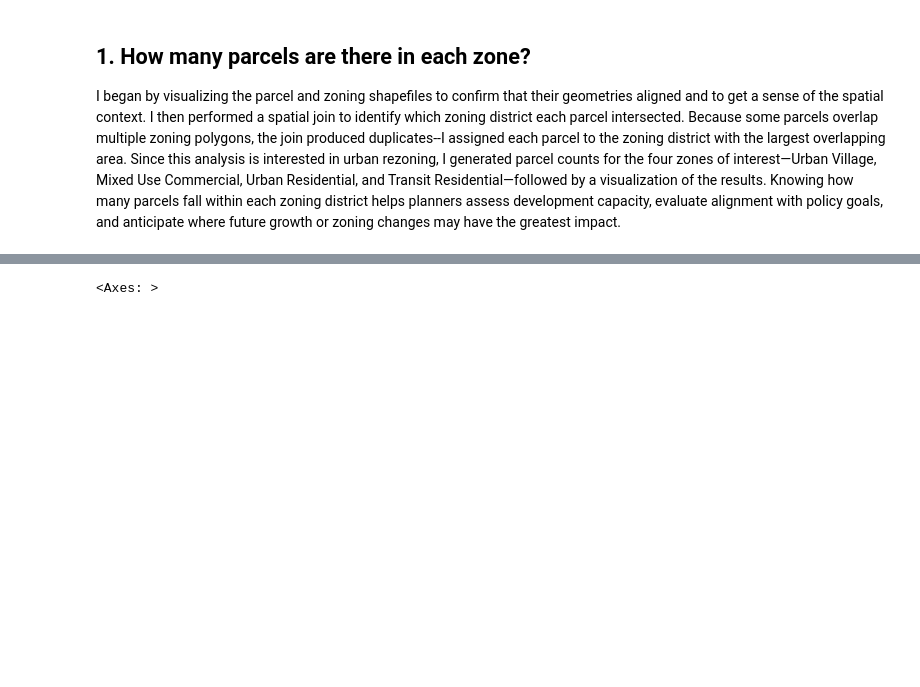
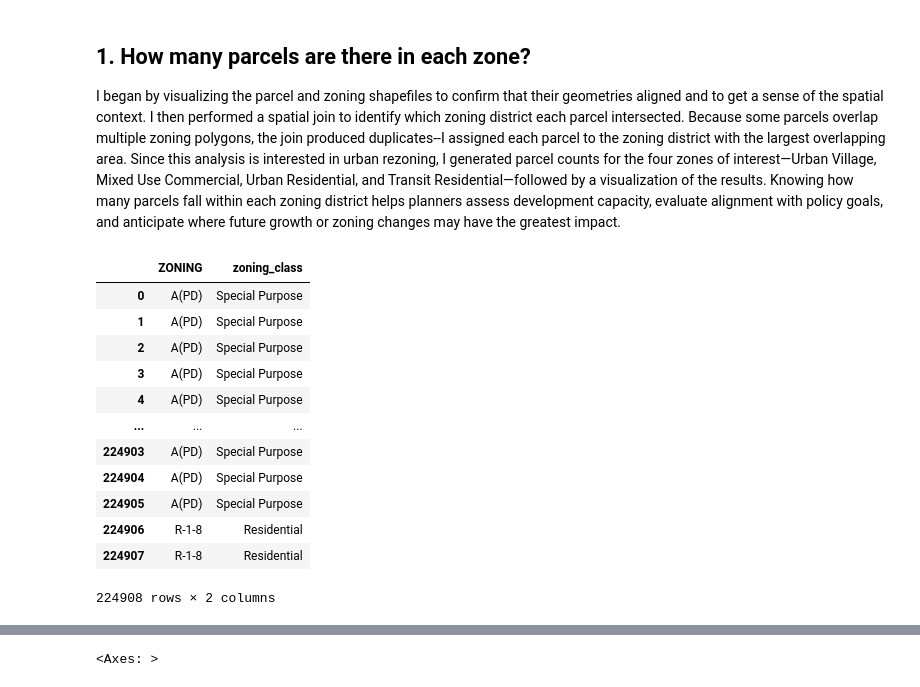
Before and after one commit to kaseyzapatka/sanjose_transit_equity, a Jupyter notebook: code/02_exploratory.ipynb, the cells around one changed output, grey strips where cells are left out. Cells and saved outputs as stored; diff of their text form; code cells hidden in the pictures; blank space fills up the shorter version.

```diff
--- a/code/02_exploratory.ipynb
+++ b/code/02_exploratory.ipynb
@@ -50,4 +50,20 @@ sj_acs.head()
 ## 1. How many parcels are there in each zone?
 
 I began by visualizing the parcel and zoning shapefiles to confirm that their geometries aligned and to get a sense of the spatial context. I then performed a spatial join to identify which zoning district each parcel intersected. Because some parcels overlap multiple zoning polygons, the join produced duplicates--I assigned each parcel to the zoning district with the largest overlapping area. Since this analysis is interested in urban rezoning, I generated parcel counts for the four zones of interest—Urban Village, Mixed Use Commercial, Urban Residential, and Transit Residential—followed by a visualization of the results. Knowing how many parcels fall within each zoning district helps planners assess development capacity, evaluate alignment with policy goals, and anticipate where future growth or zoning changes may have the greatest impact.
+# %%
+parcels[["ZONING", "zoning_class"]]
+# %% [output]
+|  | ZONING | zoning_class |
+| 0 | A(PD) | Special Purpose |
+| 1 | A(PD) | Special Purpose |
+| 2 | A(PD) | Special Purpose |
+| 3 | A(PD) | Special Purpose |
+| 4 | A(PD) | Special Purpose |
+| ... | ... | ... |
+| 224903 | A(PD) | Special Purpose |
+| 224904 | A(PD) | Special Purpose |
+| 224905 | A(PD) | Special Purpose |
+| 224906 | R-1-8 | Residential |
+| 224907 | R-1-8 | Residential |
+224908 rows × 2 columns
 # %%
```
Also changed, not shown: parts of 10 cells of this notebook.
